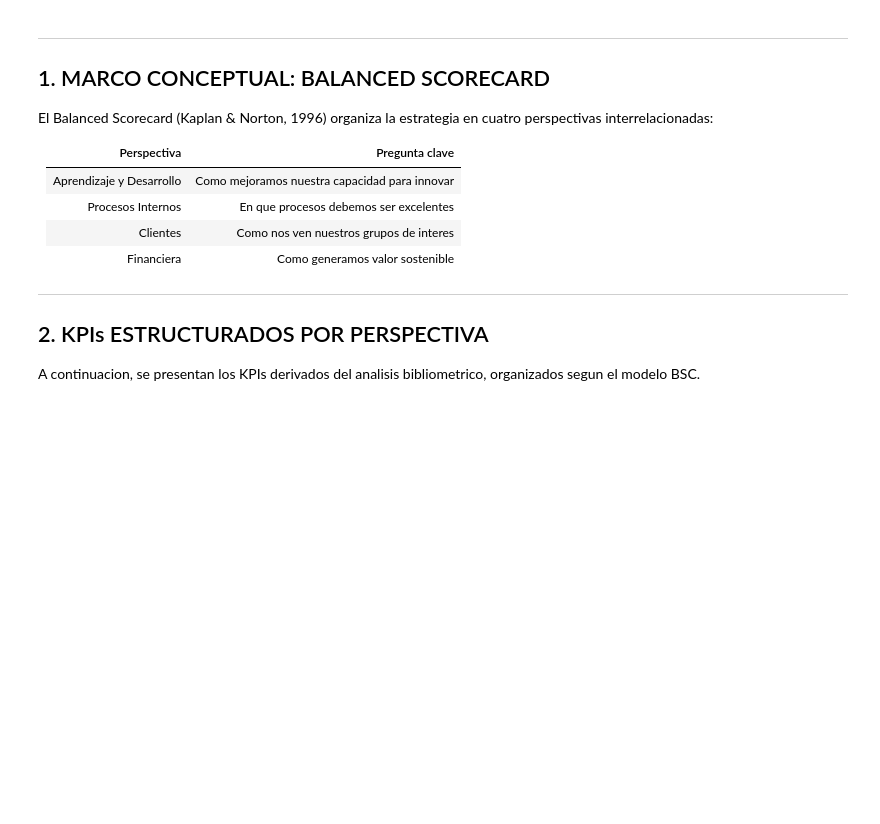
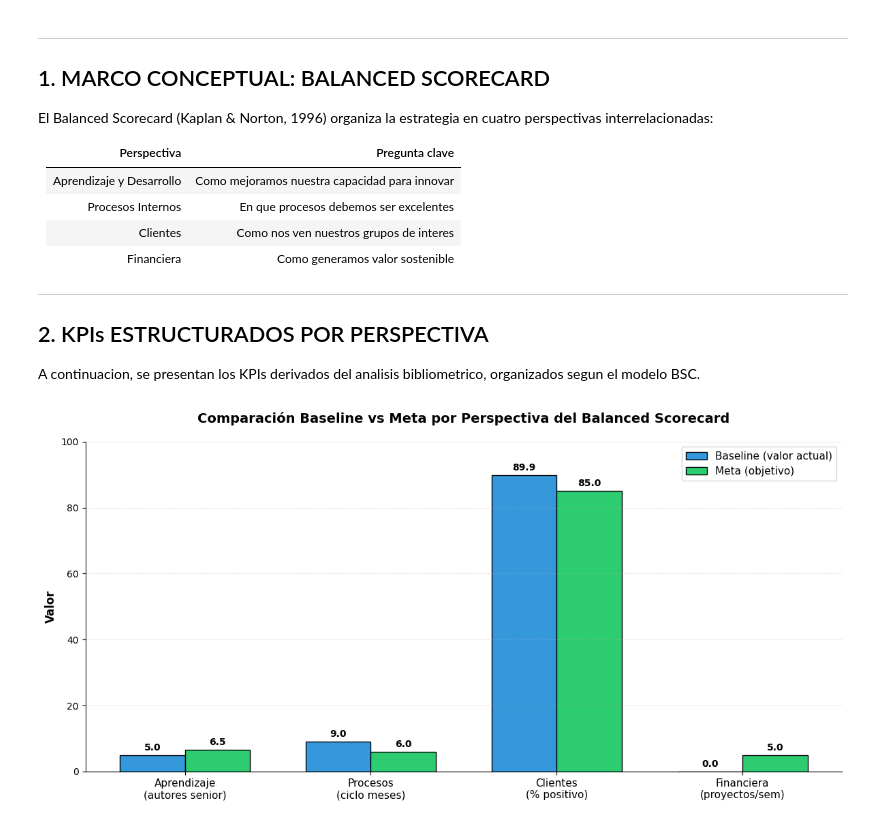
Before and after one commit to lilianamendoza-cyber/Dashboard-Liliana-Mendoza, a Jupyter notebook: Guía_de_aprendizaje_Fase_4_Dash_Board.ipynb, the cells around one changed output. Drawn from its saved outputs; the diff is of its cells as text; code cells hidden in the pictures; blank space fills up the shorter version.

```diff
--- a/Guía_de_aprendizaje_Fase_4_Dash_Board.ipynb
+++ b/Guía_de_aprendizaje_Fase_4_Dash_Board.ipynb
@@ -1336,3 +1288,85 @@ print("\n" + "="*70)
 print("✅ KPIs alineados con las 4 perspectivas del Balanced Scorecard")
 print("📌 Esto responde directamente a la recomendación del profesor")
 print("="*70)
+# %%
+# ============================================
+# GRÁFICA COMPARATIVA: BASELINE VS META POR PERSPECTIVA BSC
+# Visualización profesional para trabajo de maestría
+# ============================================
+
+import matplotlib.pyplot as plt
+import numpy as np
+
+# Datos de baseline (valores actuales) y meta (objetivos)
+perspectivas = ['Aprendizaje\n(autores senior)',
+                'Procesos\n(ciclo meses)',
+                'Clientes\n(% positivo)',
+                'Financiera\n(proyectos/sem)']
+
+baseline = [5, 9, 89.9, 0]      # Valores actuales (del análisis)
+meta = [6.5, 6, 85, 5]          # Valores meta (propuestos)
+
+# Crear la figura
+fig, ax = plt.subplots(figsize=(12, 6))
+
+# Posiciones de las barras
+x = np.arange(len(perspectivas))
+width = 0.35  # ancho de las barras
+
+# Barras
+bars1 = ax.bar(x - width/2, baseline, width, label='Baseline (valor actual)',
+               color='#3498db', edgecolor='black', linewidth=1)
+bars2 = ax.bar(x + width/2, meta, width, label='Meta (objetivo)',
+               color='#2ecc71', edgecolor='black', linewidth=1)
+
+# Personalización
+ax.set_ylabel('Valor', fontsize=12, fontweight='bold')
+ax.set_title('Comparación Baseline vs Meta por Perspectiva del Balanced Scorecard',
+             fontsize=14, fontweight='bold', pad=20)
+ax.set_xticks(x)
+ax.set_xticklabels(perspectivas, fontsize=11)
+ax.legend(loc='upper right', fontsize=11)
+
+# Agregar valores sobre las barras
+for bar in bars1:
+    height = bar.get_height()
+    ax.annotate(f'{height}',
+                xy=(bar.get_x() + bar.get_width()/2, height),
+                xytext=(0, 3),
+                textcoords="offset points",
+                ha='center', va='bottom', fontsize=10, fontweight='bold')
+
+for bar in bars2:
+    height = bar.get_height()
+    ax.annotate(f'{height}',
+                xy=(bar.get_x() + bar.get_width()/2, height),
+                xytext=(0, 3),
+                textcoords="offset points",
+                ha='center', va='bottom', fontsize=10, fontweight='bold')
+
+# Grid y ajustes
+ax.grid(axis='y', alpha=0.3, linestyle='--')
+ax.set_ylim(0, max(meta) + 15)
+ax.spines['top'].set_visible(False)
+ax.spines['right'].set_visible(False)
+
+plt.tight_layout()
+plt.show()
+
+# Interpretación de la gráfica
+print("\n" + "="*70)
+print("INTERPRETACION DE LA GRAFICA")
+print("="*70)
+print("""
+- Perspectiva de Aprendizaje: Aumentar de 5 a 6.5 autores senior (+30% en 12 meses)
+- Perspectiva de Procesos: Reducir ciclo de publicacion de 9 a 6 meses (-33% en 24 meses)
+- Perspectiva de Clientes: Mantener sentimiento positivo sobre 85% (actual 89.9%)
+- Perspectiva Financiera: Pasar de 0 a 5 proyectos financiados por semestre
+
+Los valores baseline provienen del analisis bibliometrico (1,336 publicaciones,
+89.9% sentimiento positivo, 5 autores senior con 5+ publicaciones).
+Las metas son realistas y estan alineadas con la tendencia identificada (R²=0.828).
+""")
+print("="*70)
+# %% [output]
+[figure, added]
```
Also changed, not shown: parts of 3 cells of this notebook.
